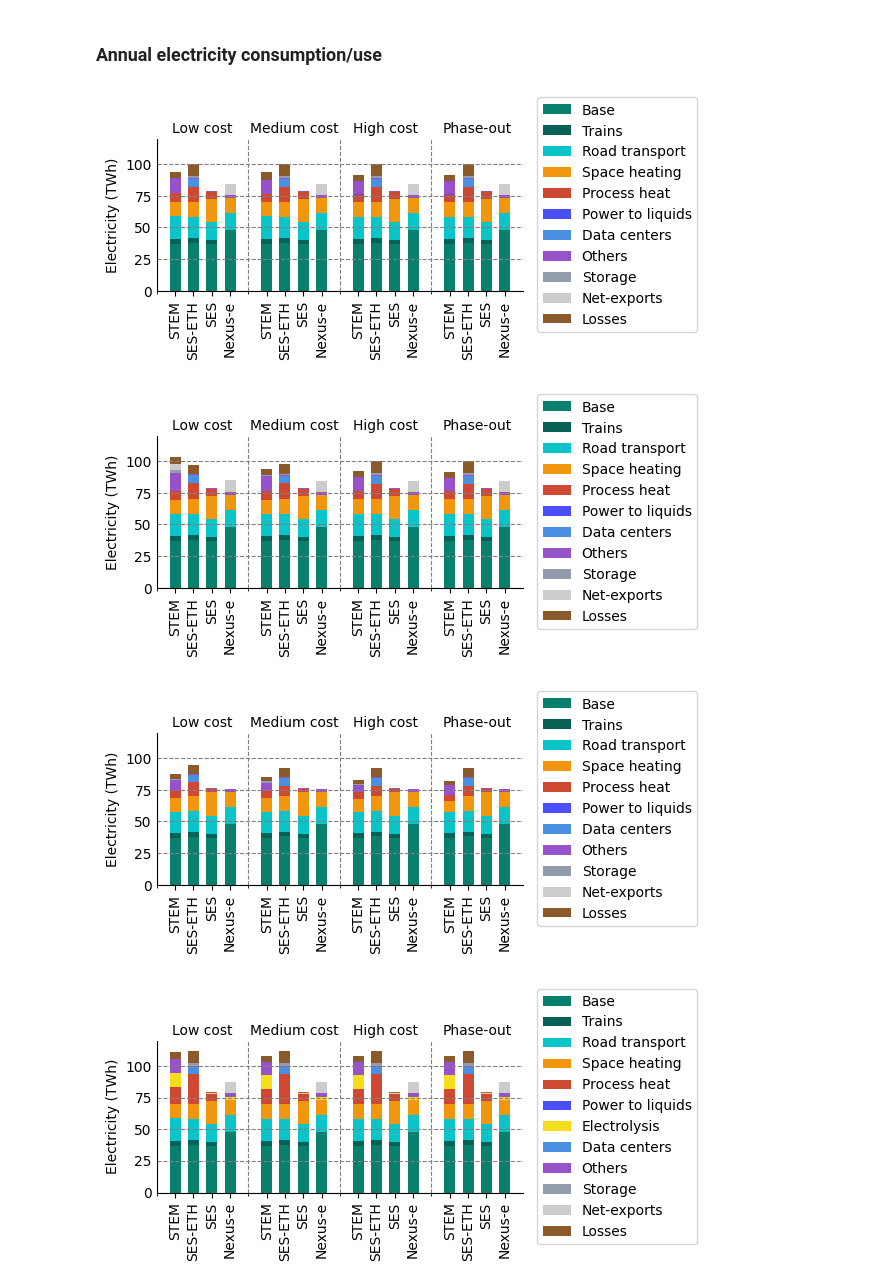
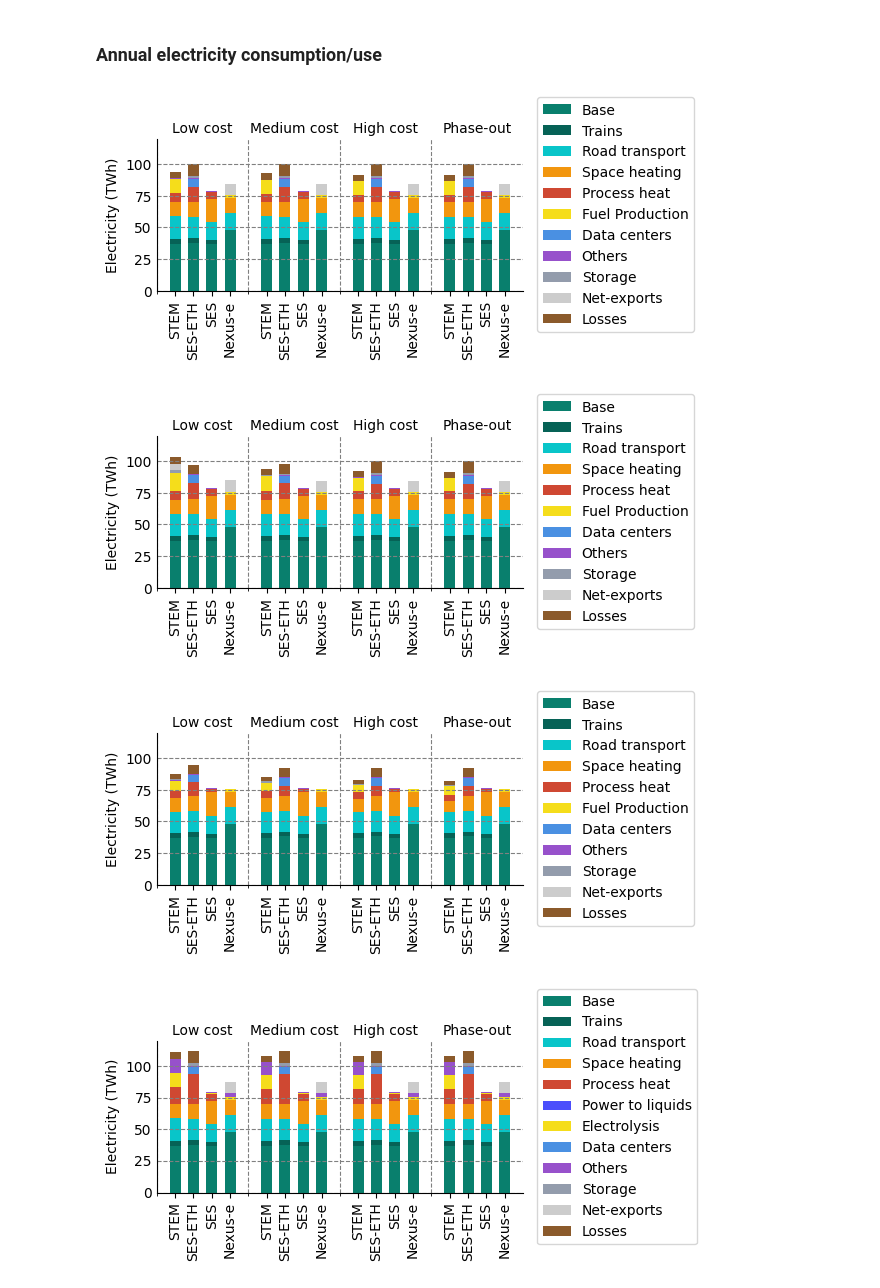
Before and after one commit to rebeccalordan-perret/plots-model-comparison, a Jupyter notebook: cross_comparison_colab.ipynb, the cells around one changed output. Saved outputs shown, nothing was run; the diff lists cells and outputs as text; code cells hidden in the pictures.

```diff
--- a/cross_comparison_colab.ipynb
+++ b/cross_comparison_colab.ipynb
@@ -285,12 +285,16 @@ varList_use_net = [
      {'name':'Space heating','data':['space_heating'],'color':'#F2960E'},
  #    {'name':'Process heat','data':['process_heat','process_heat_boiler_electrode','process_heat_heater_elec','process_heat_heat_pump'],'color':'#CF4832'},
     {'name':'Process heat','data':['process_heat'],'color':'#CF4832'},
-    {'name':'Power to liquids','data':['power_to_liquid'],'color':'#4B4EFC'},
+  #  {'name':'Power to liquids','data':['power_to_liquid'],'color':'#4B4EFC'},
+    # This was already included in Fuel Production
  #   {'name':'Electrolysis','data':['electrolysis'],'color':'#F5DD1B'},
     # Electrolysis counted in fuel production
+     {'name':'Fuel Production','data':['fuel_production'],'color':'#F5DD1B'},
     {'name': 'Data centers', 'data': ['data_centers'], 'color': '#4A90E2'},
-    {'name':'Others','data':['dac','fuel_production'],'color':'#9751CB'},
- #  {'name':'Storage','data':['battery_in','phs_in'],'color':'#939CAC'},
+    {'name':'Others','data':['dac'],'color':'#9751CB'},
+   # {'name':'Others','data':['dac','fuel_production'],'color':'#9751CB'},
+# Changed definition of "other" to just be DAC. Will have Fuel production separately.
+    #  {'name':'Storage','data':['battery_in','phs_in'],'color':'#939CAC'},
  #  {'name':'Exports','data':['exports'],'color':'#CCCCCC'},
     {'name':'Storage','data':['net_storage_in'],'color':'#939CAC'},
     {'name':'Net-exports','data':['net_exports'],'color':'#CCCCCC'},
@@ -328,36 +332,36 @@ scenario_list={
         ('abroad-nores-medium','wacc_5'):'Medium cost',
         ('abroad-nores-high','wacc_5'):'High cost',
         ('abroad-nores-phaseout','wacc_5'):'Phase-out',
 
     },
     }
 
 
 for name, scenarios in scenario_list.items():
     #cross_plots.plotBarHorizontal(
     cross_plots.plotBarVertical(
         listModelsid=listModels,
         listSce=scenarios,
         varName = varName,
         varList=varList_use_net,
         year=year,
         scale=1,
         label=xlabel,
         figmax = xmax,
         fileName = fileName+'_'+name+'wacc5',
         invert=False, legend=True, pos_legend={# This puts the legend outside-right for vertical plots
                 "loc": "center left",
                 "bbox_to_anchor": (1.02, 0.5),
                 },
     #    width=5, height=12,
         width=12, height=5,
         group_by="scenario", # 'scenario' or 'model'
         multi=False,          # <--- one plot
     )
 # %% [output]
-[figure, old version]
+[figure, new version]
-[figure, old version]
+[figure, new version]
-[figure, old version]
+[figure, new version]
 # %%
 # Electricity consumption by use with net exports - WACC 8
 # Available variables: https://sweet-cross.github.io/instructions-data/docs/sets/use_elec/
```
